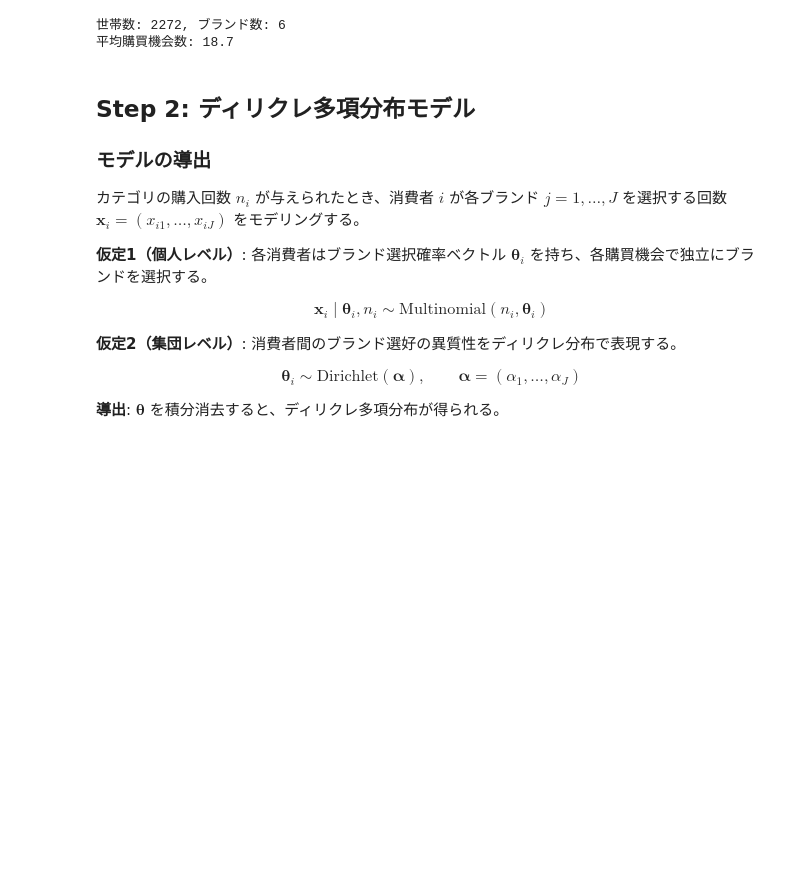
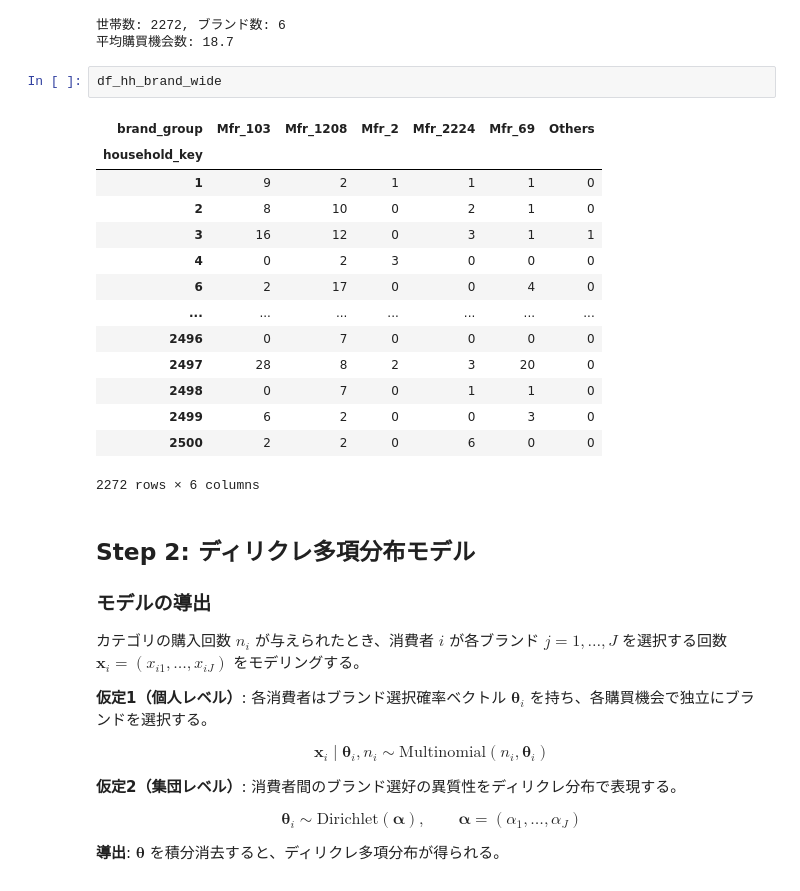
Before and after one commit to ogaken1104/market_modeling, a Jupyter notebook: src/dirichlet_multinomial.ipynb, the cells around one changed output. Cells and saved outputs as stored; diff of their text form; blank space fills up the shorter version.

```diff
--- a/src/dirichlet_multinomial.ipynb
+++ b/src/dirichlet_multinomial.ipynb
@@ -78,6 +78,23 @@ print(f"平均購買機会数: {n.mean():.1f}")
 # %% [output]
 世帯数: 2272, ブランド数: 6
 平均購買機会数: 18.7
+# %%
+df_hh_brand_wide
+# %% [output]
+| brand_group | Mfr_103 | Mfr_1208 | Mfr_2 | Mfr_2224 | Mfr_69 | Others |
+| household_key |  |  |  |  |  |  |
+| 1 | 9 | 2 | 1 | 1 | 1 | 0 |
+| 2 | 8 | 10 | 0 | 2 | 1 | 0 |
+| 3 | 16 | 12 | 0 | 3 | 1 | 1 |
+| 4 | 0 | 2 | 3 | 0 | 0 | 0 |
+| 6 | 2 | 17 | 0 | 0 | 4 | 0 |
+| ... | ... | ... | ... | ... | ... | ... |
+| 2496 | 0 | 7 | 0 | 0 | 0 | 0 |
+| 2497 | 28 | 8 | 2 | 3 | 20 | 0 |
+| 2498 | 0 | 7 | 0 | 1 | 1 | 0 |
+| 2499 | 6 | 2 | 0 | 0 | 3 | 0 |
+| 2500 | 2 | 2 | 0 | 6 | 0 | 0 |
+2272 rows × 6 columns
 # %% [markdown]
 ## Step 2: ディリクレ多項分布モデル
 
```
Also changed, not shown: parts of 1 cell of this notebook, 3 other files.
